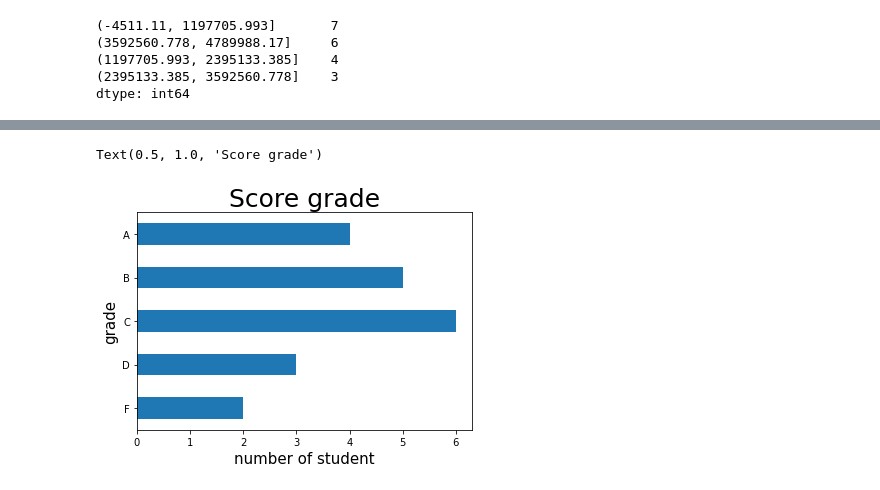
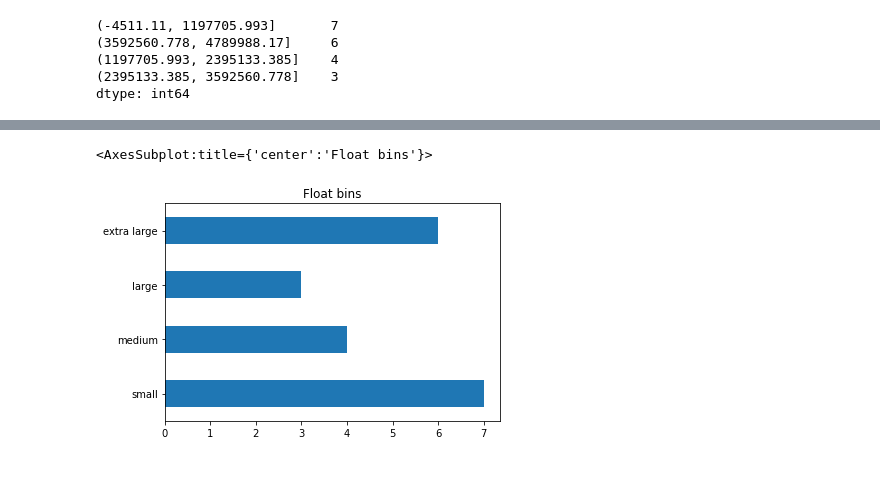
Before and after one commit to Chenchen070/numpy-pandas-visualization-exercises, a Jupyter notebook: pandas_series.ipynb, the cells around one changed output, grey strips where cells are left out. Saved outputs shown, nothing was run; the diff lists cells and outputs as text; code cells hidden in the pictures.

```diff
--- a/pandas_series.ipynb
+++ b/pandas_series.ipynb
@@ -611,8 +507,5 @@ Categories (5, object): ['F' < 'D' < 'C' < 'B' < 'A']
-# %%
-pd.cut(exam_series, bins = [0,60,70,80,90,100], labels = ['F','D','C','B','A']).value_counts().sort_index().plot.barh()
-plt.ylabel('grade', size = 15)
-plt.xlabel('number of student', size = 15)
-plt.title('Score grade', size = 25)
-# %% [output]
-Text(0.5, 1.0, 'Score grade')
-[figure, removed]
+# %%
+pd.cut(float_series, bins=4, labels = ['small', 'medium', 'large', 'extra large']).value_counts(sort=False).plot.barh(title = 'Float bins')
+# %% [output]
+<AxesSubplot:title={'center':'Float bins'}>
+[figure, added]
```
Also changed, not shown: parts of 33 cells of this notebook.
